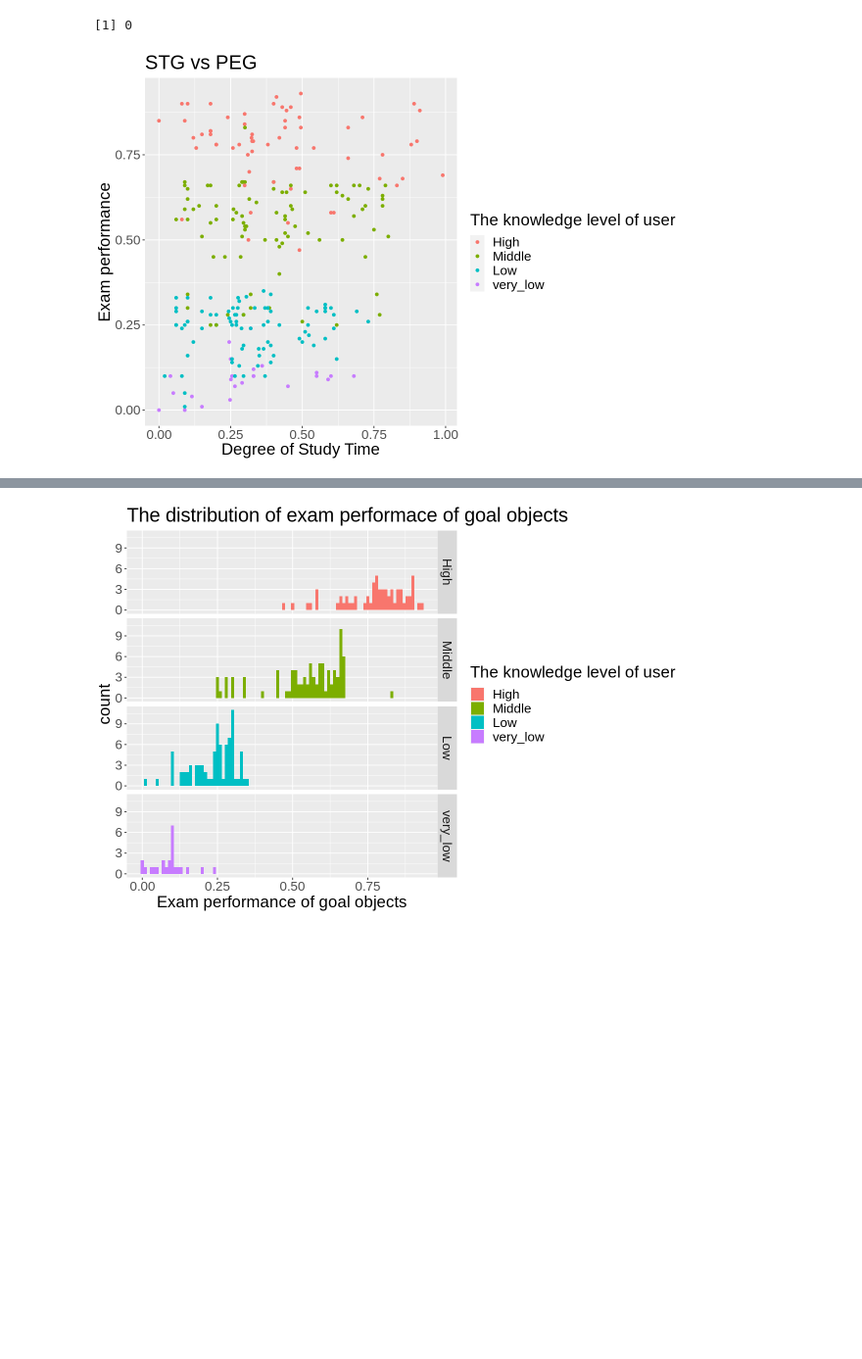
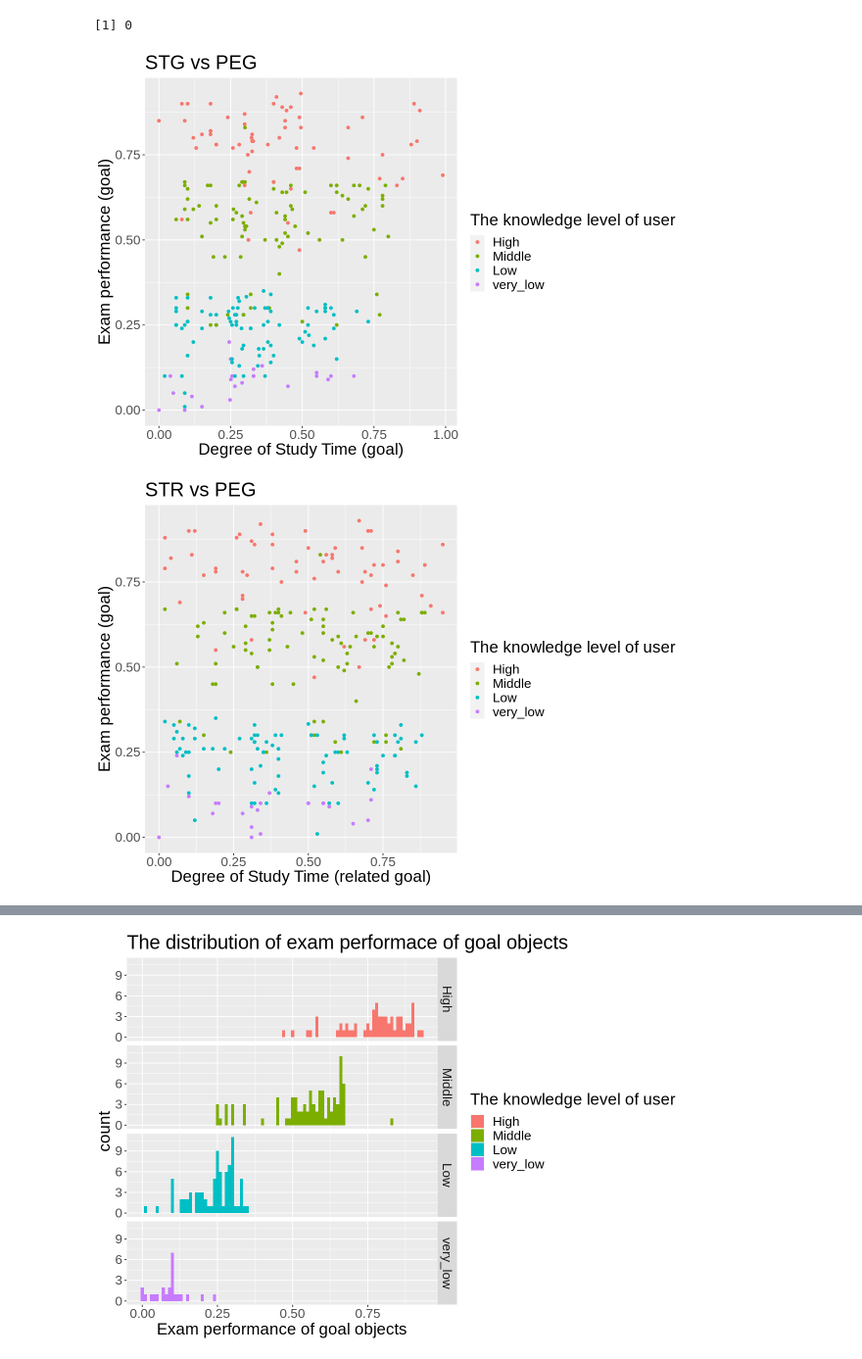
Before and after one commit to namyasharmaa/DSCI-100-Project, a Jupyter notebook: project_proposal.ipynb, the cells around one changed output, grey strips where cells are left out. Shown at 98% size. Saved outputs shown, nothing was run; the diff lists cells and outputs as text; code cells hidden in the pictures; blank space fills up the shorter version.

```diff
--- a/project_proposal.ipynb
+++ b/project_proposal.ipynb
@@ -98,16 +98,35 @@ missing_data_count
 # %%
 # plot STG vs PEG and coloring the class of UNS
 # STG => The degree of study time for goal object materails
 # PEG => The exam performance of user for goal objects
 options(repr.plot.width = 10, repr.plot.height = 7)
-plot <- training_data %>%
+plot1 <- training_data %>%
     mutate(UNS = factor(UNS, levels = c("High", "Middle", "Low", "very_low"))) %>%
     ggplot(aes(x = STG, y = PEG, color = UNS)) +
     geom_point() +
-    labs(x = "Degree of Study Time", y="Exam performance", color= "The knowledge level of user")+
+    labs(x = "Degree of Study Time (goal)", y="Exam performance (goal)", color= "The knowledge level of user")+
     ggtitle('STG vs PEG')+
     theme(text = element_text(size=20))
 
-plot
+plot2 <- training_data %>%
+    mutate(UNS = factor(UNS, levels = c("High", "Middle", "Low", "very_low"))) %>%
+    ggplot(aes(x = STR, y = PEG, color = UNS)) +
+    geom_point() +
+    labs(x = "Degree of Study Time (related goal)", y="Exam performance (goal)", color= "The knowledge level of user")+
+    ggtitle('STR vs PEG')+
+    theme(text = element_text(size=20))
+
+plot3 <- training_data %>%
+    mutate(UNS = factor(UNS, levels = c("High", "Middle", "Low", "very_low"))) %>%
+    ggplot(aes(x = SCG, y = PEG, color = UNS)) +
+    geom_point() +
+    labs(x = "Repitition number (goal)", y="Exam performance (related goal)", color= "The knowledge level of user")+
+    ggtitle('STR vs LPR')+
+    theme(text = element_text(size=20))
+
+plot1
+plot2
+plot3
 # %% [output]
-[figure, old version]
+[figure, new version]
+[figure, added]
```
Also changed, not shown: parts of 2 cells of this notebook.
